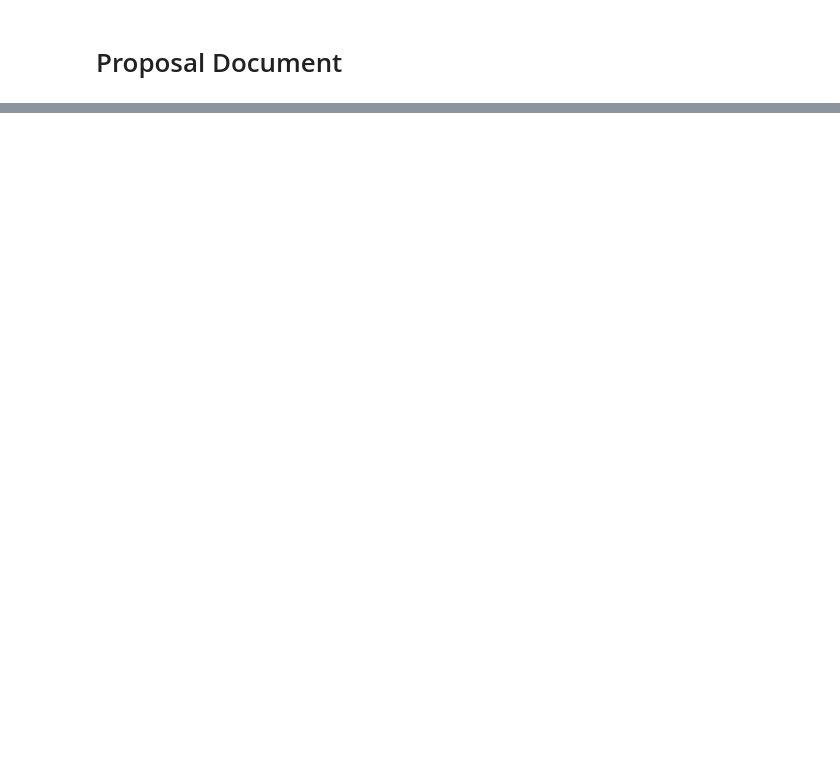
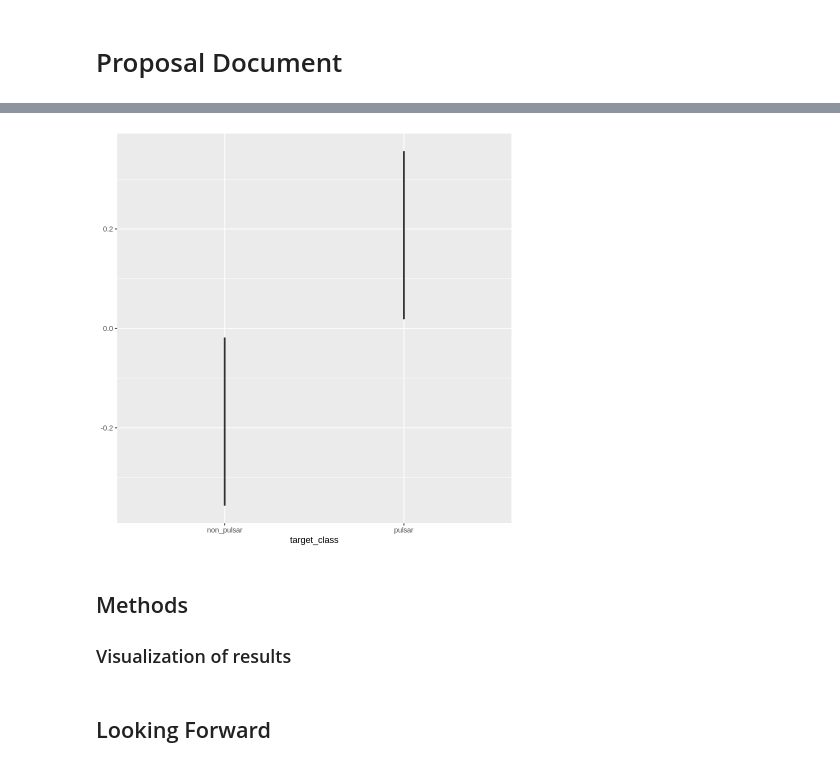
Before and after one commit to NicoRui/DSCI_100_Project, a Jupyter notebook: Proposal.ipynb, the cells around one changed output, grey strips where cells are left out. Drawn from its saved outputs; the diff is of its cells as text; code cells hidden in the pictures; blank space fills up the shorter version.

```diff
--- a/Proposal.ipynb
+++ b/Proposal.ipynb
@@ -81,0 +179,14 @@ Questions for TA
+# %%
+#Visualization
+# meltData = melt(scaled_pulsar_train)
+scale_train_plot = ggplot(scaled_pulsar_train, aes(x = target_class)) +
+    geom_boxplot() +
+scale_train_plot
+# %% [output]
+[figure, added]
+# %% [markdown]
+## Methods
+
+### Visualization of results
+# %% [markdown]
+## Looking Forward
```
Also changed, not shown: parts of 8 cells of this notebook.
